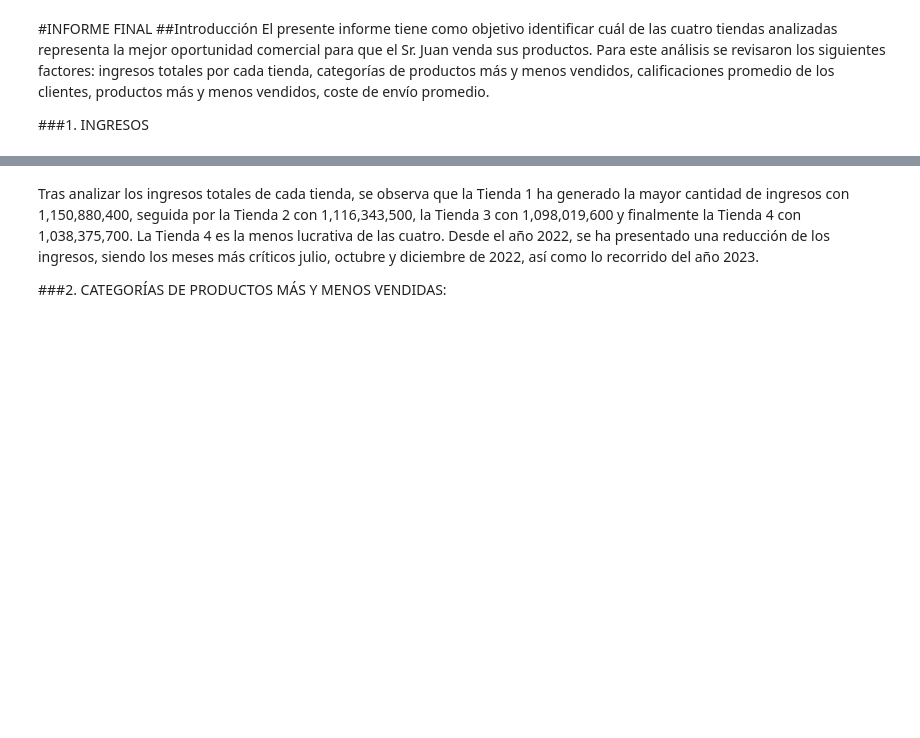
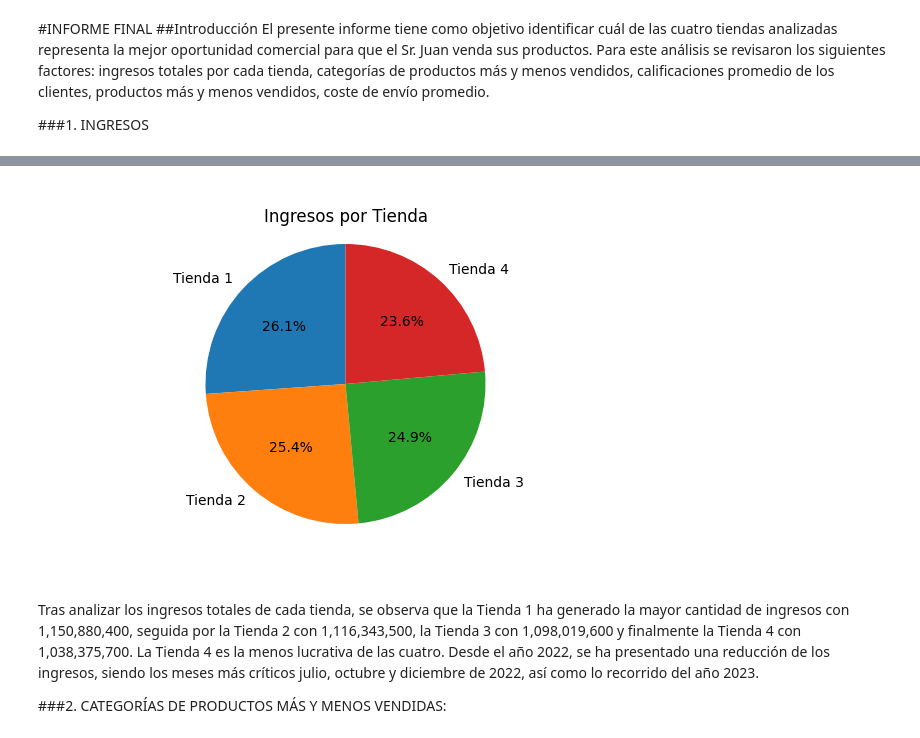
Before and after one commit to Eliecer91/Analisis-de-rendimiento-de-tiendas, a Jupyter notebook: Rendimiento_Tiendas.ipynb, the cells around one changed output, grey strips where cells are left out. Drawn from its saved outputs; the diff is of its cells as text; code cells hidden in the pictures; blank space fills up the shorter version.

```diff
--- a/Rendimiento_Tiendas.ipynb
+++ b/Rendimiento_Tiendas.ipynb
@@ -442,3 +435,15 @@ FileNotFoundError: No such file or directory: '/content/Ingresos.png'
+# %%
+from IPython.display import Image
+import os
+
+image_path = '/content/Ingresos.png'
+
+if os.path.exists(image_path):
+    display(Image(image_path))
+else:
+    print(f"Error: The image file was not found at {image_path}. Please ensure the previous cell generating the plot ran successfully and saved the image to this location.")
+# %% [output]
+[figure, added]
 # %% [markdown]
 Tras analizar los ingresos totales de cada tienda, se observa que la Tienda 1 ha generado la mayor cantidad de ingresos con 1,150,880,400, seguida por la Tienda 2 con 1,116,343,500, la Tienda 3 con 1,098,019,600 y finalmente la Tienda 4 con 1,038,375,700. La Tienda 4 es la menos lucrativa de las cuatro. Desde el año 2022, se ha presentado una reducción de los ingresos, siendo los meses más críticos julio, octubre y diciembre de 2022, así como lo recorrido del año 2023.
 
```
Also changed, not shown: parts of 13 cells of this notebook.
